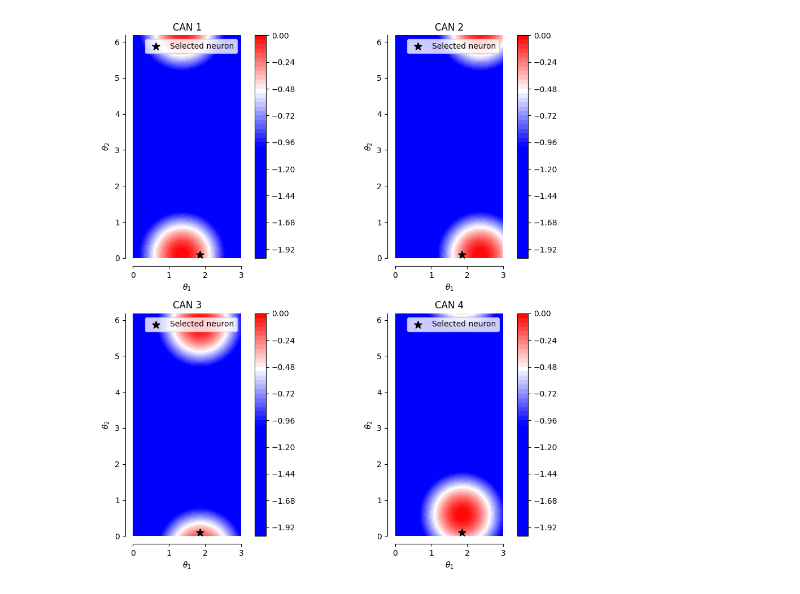
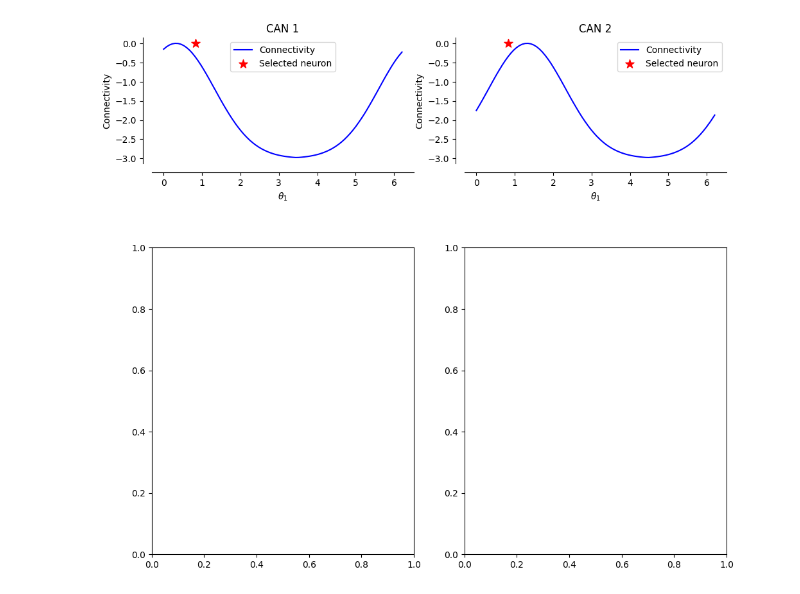
Before and after one commit to FieteLab/MADE, a Jupyter notebook: made/notebooks/qans.ipynb, the cells around one changed output. Drawn from its saved outputs; the diff is of its cells as text; code cells hidden in the pictures.

Commit message:
line and ring

```diff
--- a/made/notebooks/qans.ipynb
+++ b/made/notebooks/qans.ipynb
@@ -2,6 +2,6 @@
 from made import qan
 from made.visuals import visualize_qan_connectivity
 # %%
-visualize_qan_connectivity(qan.CylinderQAN(offset_magnitude=.5));
+visualize_qan_connectivity(qan.RingQAN(offset_magnitude=.5));
 # %% [output]
-[figure, old version]
+[figure, new version]
```
Also changed, not shown: 1 other file.
